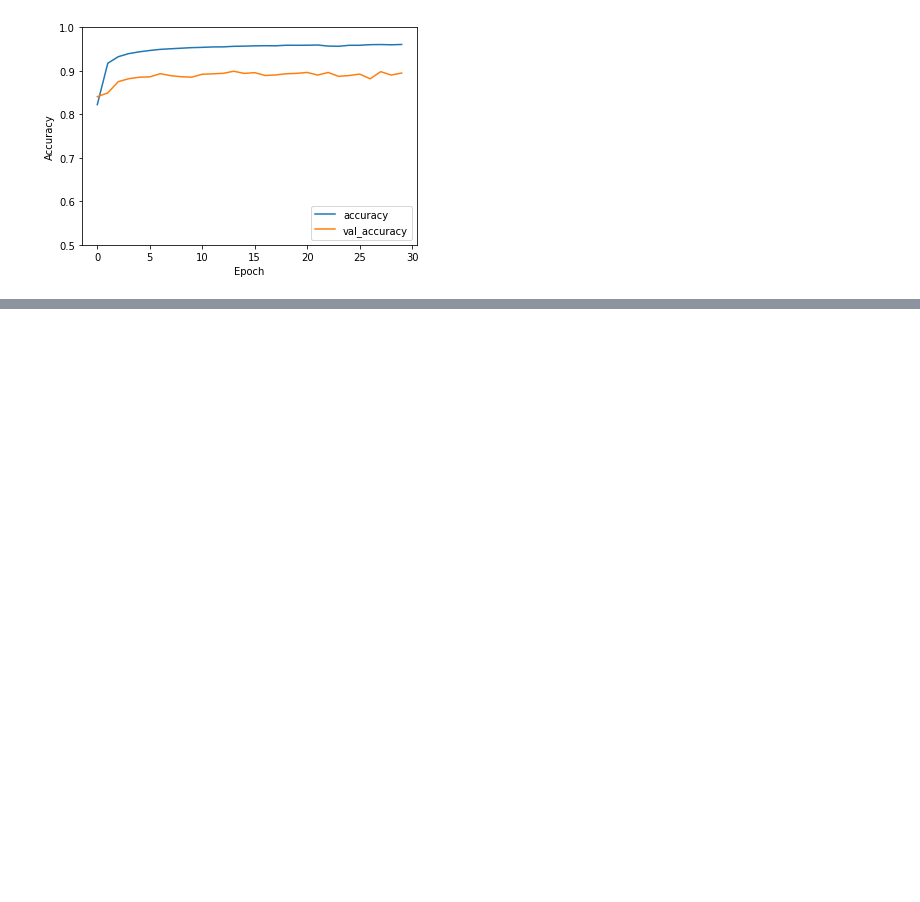
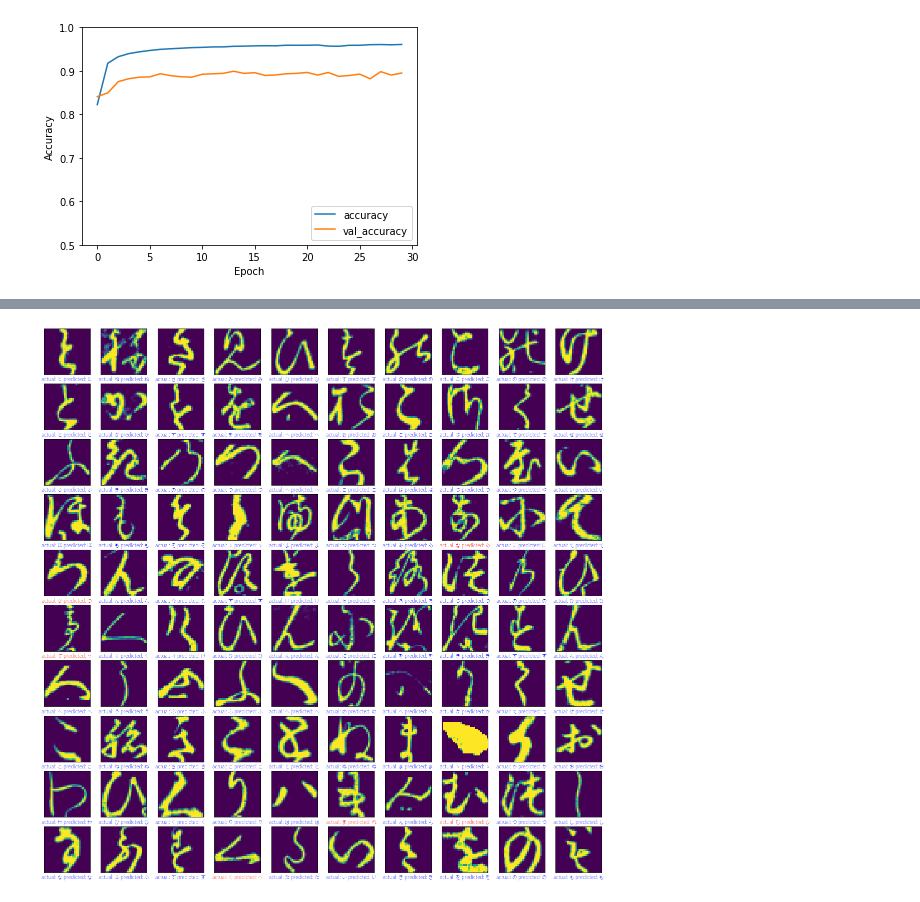
Before and after one commit to myrosandrade89/IA2_Module2, a Jupyter notebook: main_k49.ipynb, the cells around one changed output, grey strips where cells are left out. Cells and saved outputs as stored; diff of their text form; code cells hidden in the pictures; blank space fills up the shorter version.

```diff
--- a/main_k49.ipynb
+++ b/main_k49.ipynb
@@ -235,0 +237,2 @@ print(test_acc)
+# %%
+prediction = improved_model.predict(x_test)
@@ -235,0 +241,18 @@ print(test_acc)
+# %%
+# Testing the improved model
+
+# Printing the images with its character
+plt.figure(figsize=(20,20))
+for i in range(100):
+    plt.subplot(10,10,i+1)
+    plt.xticks([])
+    plt.yticks([])
+    plt.grid(False)
+    plt.imshow(x_test[i])
+    # Printing the characters
+    actual_value = class_names[y_test[i]][2]
+    predicted_value = class_names[argmax(prediction[i])][2]
+    plt.xlabel('actual: '+ actual_value + ' predicted: '+ predicted_value, color=('red' if actual_value != predicted_value else 'blue'))
+plt.show()
+# %% [output]
+[figure, added]
```
Also changed, not shown: parts of 21 cells of this notebook.
